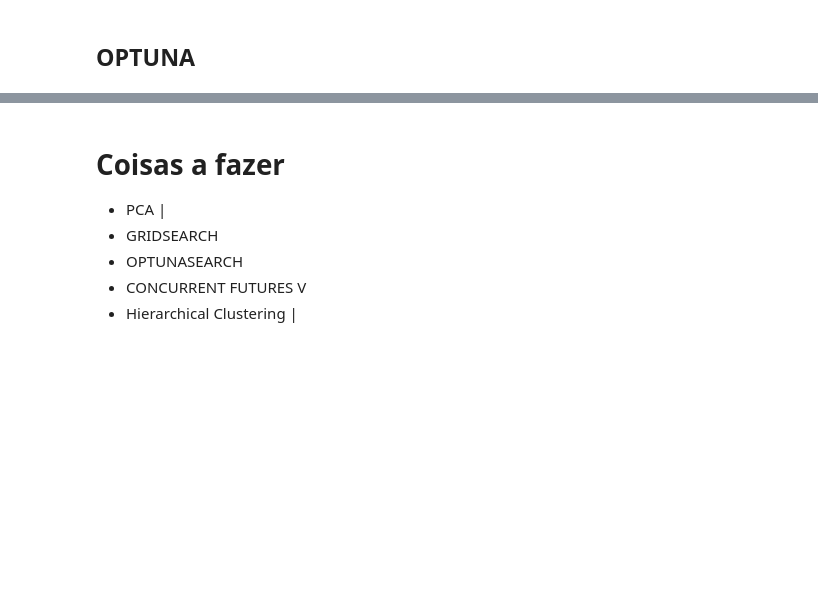
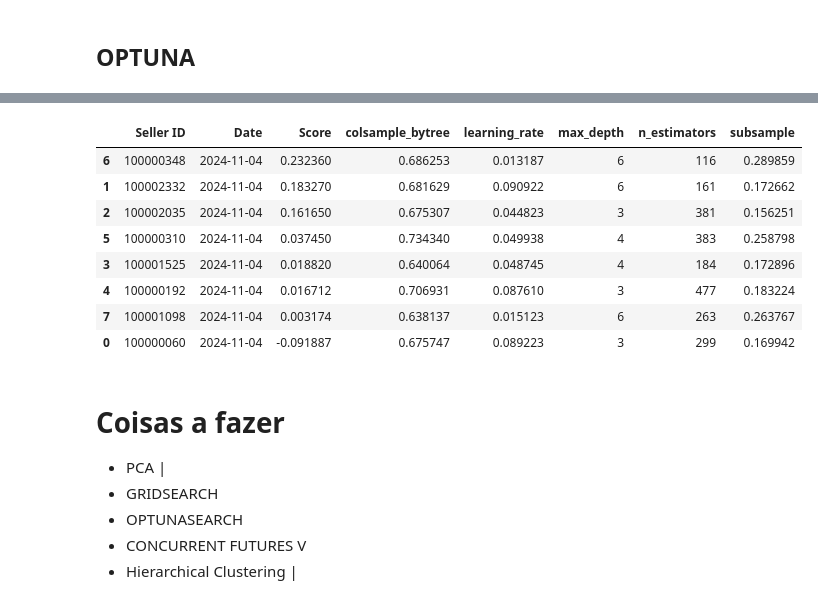
Before and after one commit to Miguelmdcc/Desafio_IA, a Jupyter notebook: Code/main.ipynb, the cells around one changed output, grey strips where cells are left out. Cells and saved outputs as stored; diff of their text form; code cells hidden in the pictures; blank space fills up the shorter version.

```diff
--- a/Code/main.ipynb
+++ b/Code/main.ipynb
@@ -444,4 +495,16 @@ first_200_predictions = results_df.sort_values(
 first_200_predictions = first_200_predictions[
     first_200_predictions["Seller ID"].isin(users_that_made_transaction_on_target_date_04)
 ]
+# %%
+first_200_predictions
+# %% [output]
+|  | Seller ID | Date | Score | colsample_bytree | learning_rate | max_depth | n_estimators | subsample |
+| 6 | 100000348 | 2024-11-04 | 0.232360 | 0.686253 | 0.013187 | 6 | 116 | 0.289859 |
+| 1 | 100002332 | 2024-11-04 | 0.183270 | 0.681629 | 0.090922 | 6 | 161 | 0.172662 |
+| 2 | 100002035 | 2024-11-04 | 0.161650 | 0.675307 | 0.044823 | 3 | 381 | 0.156251 |
+| 5 | 100000310 | 2024-11-04 | 0.037450 | 0.734340 | 0.049938 | 4 | 383 | 0.258798 |
+| 3 | 100001525 | 2024-11-04 | 0.018820 | 0.640064 | 0.048745 | 4 | 184 | 0.172896 |
+| 4 | 100000192 | 2024-11-04 | 0.016712 | 0.706931 | 0.087610 | 3 | 477 | 0.183224 |
+| 7 | 100001098 | 2024-11-04 | 0.003174 | 0.638137 | 0.015123 | 6 | 263 | 0.263767 |
+| 0 | 100000060 | 2024-11-04 | -0.091887 | 0.675747 | 0.089223 | 3 | 299 | 0.169942 |
 # %%
```
Also changed, not shown: parts of 12 cells of this notebook, 3 other files.
